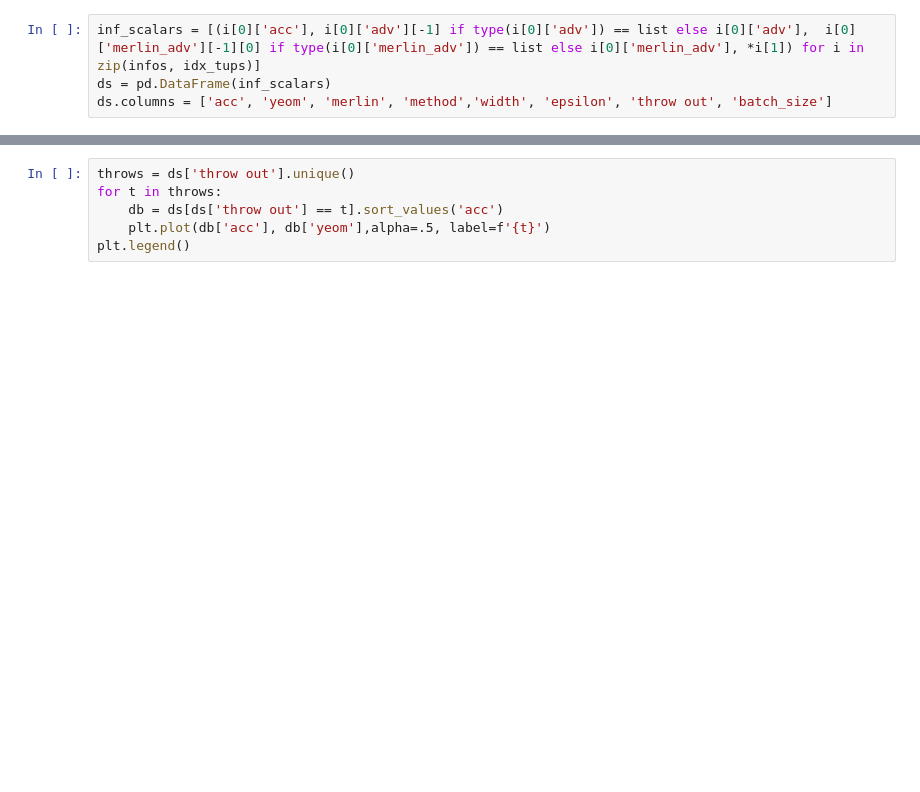
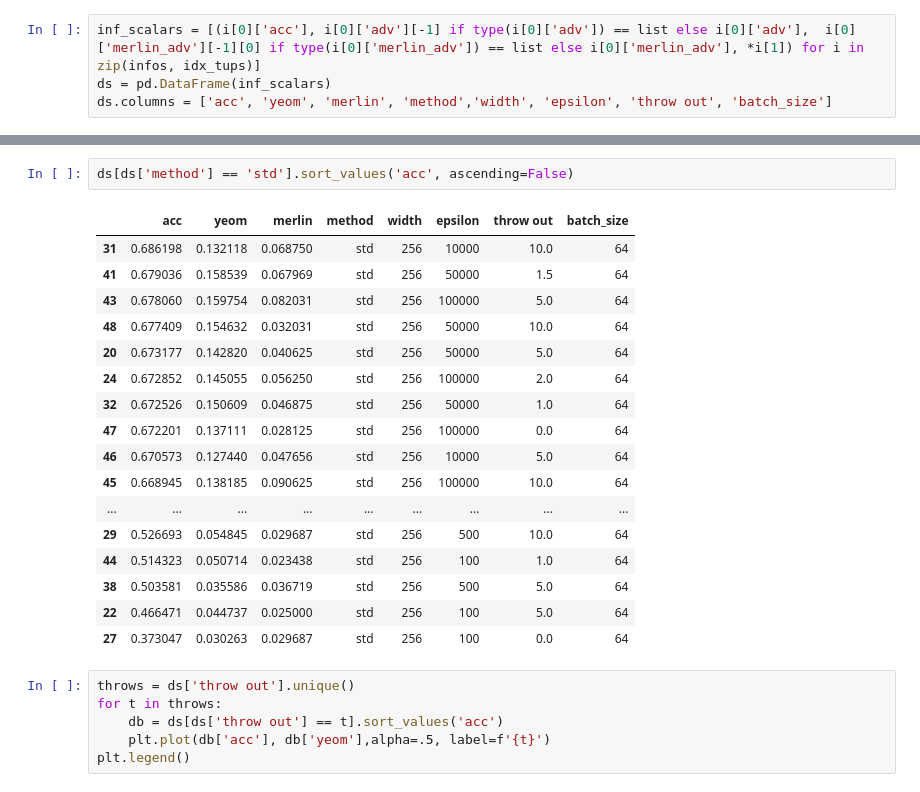
Before and after one commit to twosixlabs/csl, a Jupyter notebook: experiments/immediate_sensitivity/purchase_data_analysis.ipynb, the cells around one changed output, grey strips where cells are left out. Drawn from its saved outputs; the diff is of its cells as text; blank space fills up the shorter version.

```diff
--- a/experiments/immediate_sensitivity/purchase_data_analysis.ipynb
+++ b/experiments/immediate_sensitivity/purchase_data_analysis.ipynb
@@ -63,3 +85,23 @@ plt.legend()
+# %%
+ds[ds['method'] == 'std'].sort_values('acc', ascending=False)
+# %% [output]
+|  | acc | yeom | merlin | method | width | epsilon | throw out | batch_size |
+| 31 | 0.686198 | 0.132118 | 0.068750 | std | 256 | 10000 | 10.0 | 64 |
+| 41 | 0.679036 | 0.158539 | 0.067969 | std | 256 | 50000 | 1.5 | 64 |
+| 43 | 0.678060 | 0.159754 | 0.082031 | std | 256 | 100000 | 5.0 | 64 |
+| 48 | 0.677409 | 0.154632 | 0.032031 | std | 256 | 50000 | 10.0 | 64 |
+| 20 | 0.673177 | 0.142820 | 0.040625 | std | 256 | 50000 | 5.0 | 64 |
+| 24 | 0.672852 | 0.145055 | 0.056250 | std | 256 | 100000 | 2.0 | 64 |
+| 32 | 0.672526 | 0.150609 | 0.046875 | std | 256 | 50000 | 1.0 | 64 |
+| 47 | 0.672201 | 0.137111 | 0.028125 | std | 256 | 100000 | 0.0 | 64 |
+| 46 | 0.670573 | 0.127440 | 0.047656 | std | 256 | 10000 | 5.0 | 64 |
+| 45 | 0.668945 | 0.138185 | 0.090625 | std | 256 | 100000 | 10.0 | 64 |
+| ... | ... | ... | ... | ... | ... | ... | ... | ... |
+| 29 | 0.526693 | 0.054845 | 0.029687 | std | 256 | 500 | 10.0 | 64 |
+| 44 | 0.514323 | 0.050714 | 0.023438 | std | 256 | 100 | 1.0 | 64 |
+| 38 | 0.503581 | 0.035586 | 0.036719 | std | 256 | 500 | 5.0 | 64 |
+| 22 | 0.466471 | 0.044737 | 0.025000 | std | 256 | 100 | 5.0 | 64 |
+| 27 | 0.373047 | 0.030263 | 0.029687 | std | 256 | 100 | 0.0 | 64 |
 # %%
 throws = ds['throw out'].unique()
 for t in throws:
```
Also changed, not shown: parts of 2 cells of this notebook, 15 other files.
